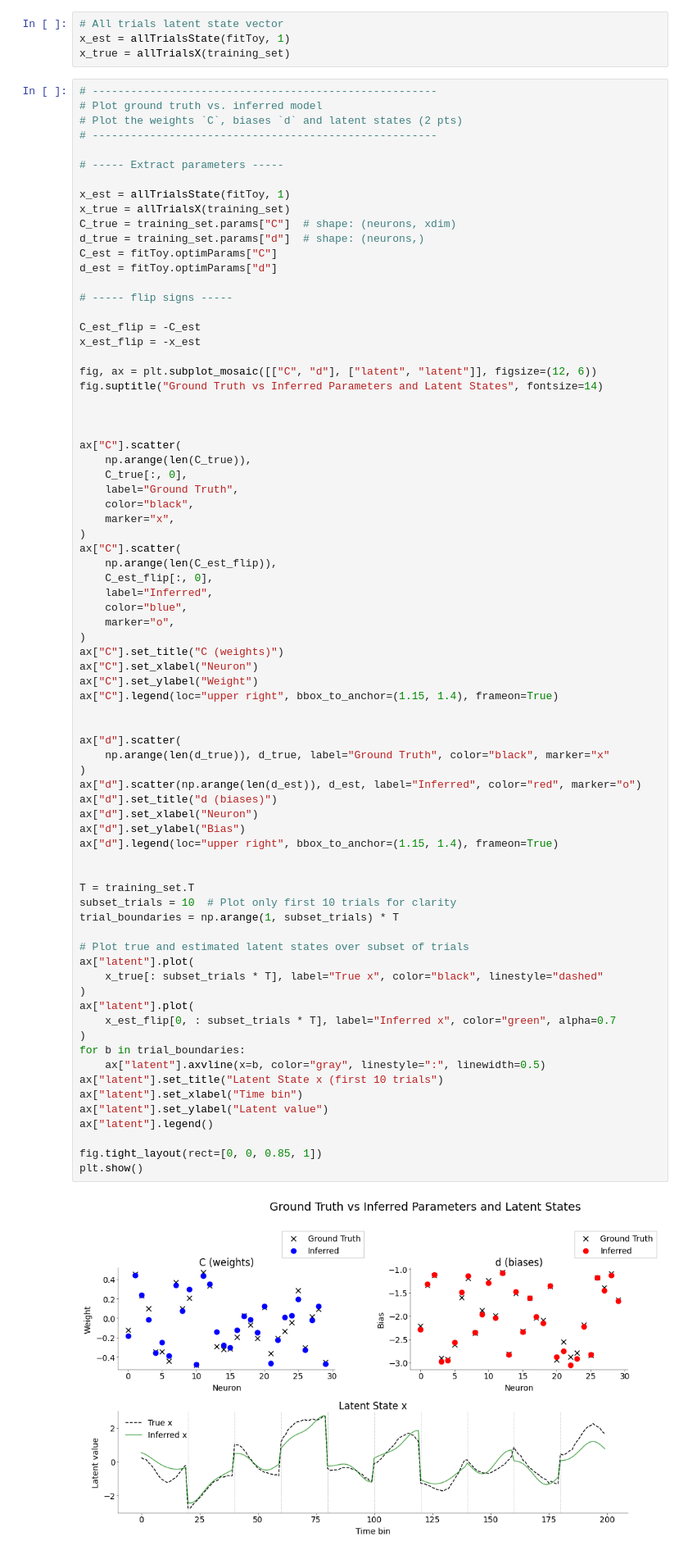
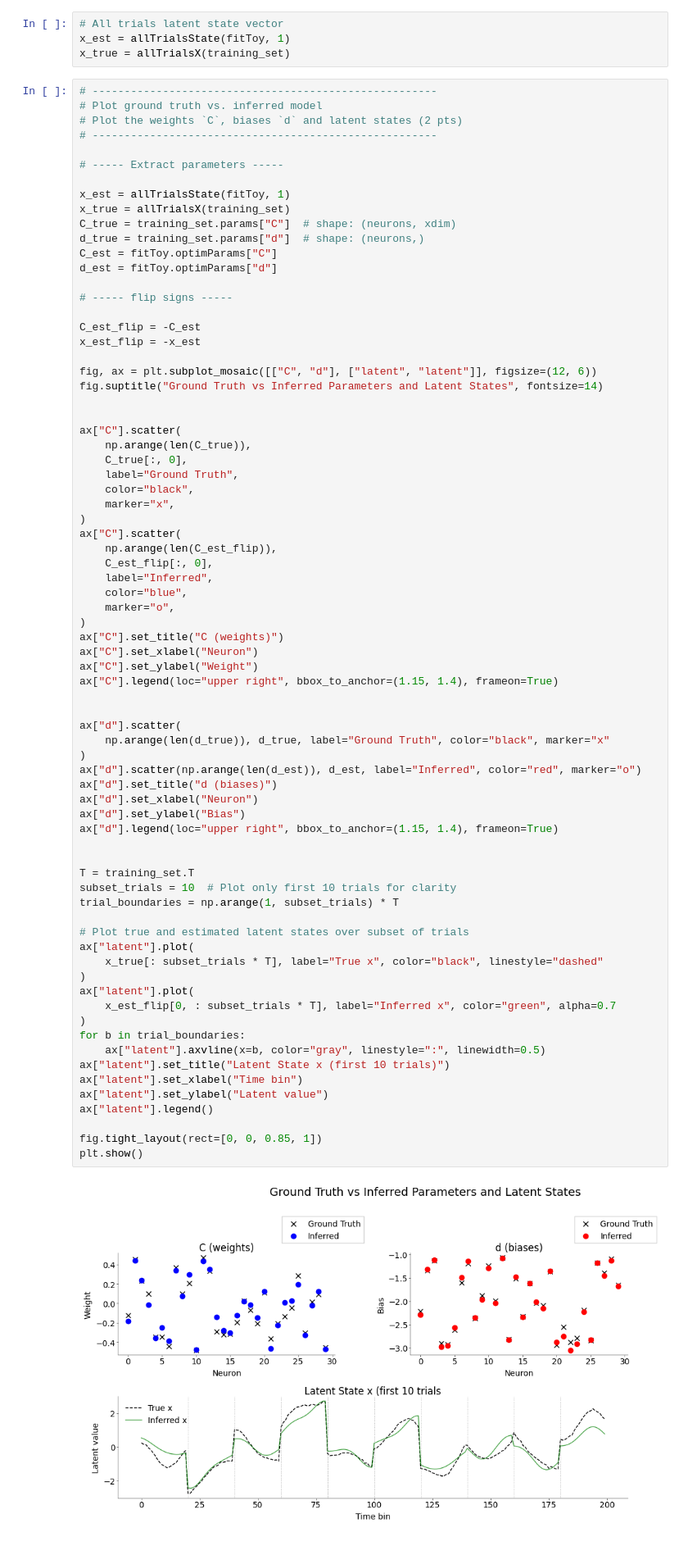
Before and after one commit to flobu98/neural_data_science, a Jupyter notebook: CodingLab6.ipynb, the cells around one changed output. Shown at 82% size. Saved outputs shown, nothing was run; the diff lists cells and outputs as text.

```diff
--- a/CodingLab6.ipynb
+++ b/CodingLab6.ipynb
@@ -258,7 +258,6 @@ x_est_flip = -x_est
 
 fig, ax = plt.subplot_mosaic([["C", "d"], ["latent", "latent"]], figsize=(12, 6))
 fig.suptitle("Ground Truth vs Inferred Parameters and Latent States", fontsize=14)
-
 
 
 ax["C"].scatter(
@@ -284,32 +283,32 @@ ax["C"].legend(loc="upper right", bbox_to_anchor=(1.15, 1.4), frameon=True)
 ax["d"].scatter(
     np.arange(len(d_true)), d_true, label="Ground Truth", color="black", marker="x"
 )
 ax["d"].scatter(np.arange(len(d_est)), d_est, label="Inferred", color="red", marker="o")
 ax["d"].set_title("d (biases)")
 ax["d"].set_xlabel("Neuron")
 ax["d"].set_ylabel("Bias")
 ax["d"].legend(loc="upper right", bbox_to_anchor=(1.15, 1.4), frameon=True)
 
 
 T = training_set.T
 subset_trials = 10  # Plot only first 10 trials for clarity
 trial_boundaries = np.arange(1, subset_trials) * T
 
 # Plot true and estimated latent states over subset of trials
 ax["latent"].plot(
     x_true[: subset_trials * T], label="True x", color="black", linestyle="dashed"
 )
 ax["latent"].plot(
     x_est_flip[0, : subset_trials * T], label="Inferred x", color="green", alpha=0.7
 )
 for b in trial_boundaries:
     ax["latent"].axvline(x=b, color="gray", linestyle=":", linewidth=0.5)
-ax["latent"].set_title("Latent State x (first 10 trials")
+ax["latent"].set_title("Latent State x (first 10 trials)")
 ax["latent"].set_xlabel("Time bin")
 ax["latent"].set_ylabel("Latent value")
 ax["latent"].legend()
 
 fig.tight_layout(rect=[0, 0, 0.85, 1])
 plt.show()
 # %% [output]
-[figure, old version]
+[figure, new version]
```
Also changed, not shown: parts of 1 cell of this notebook.
